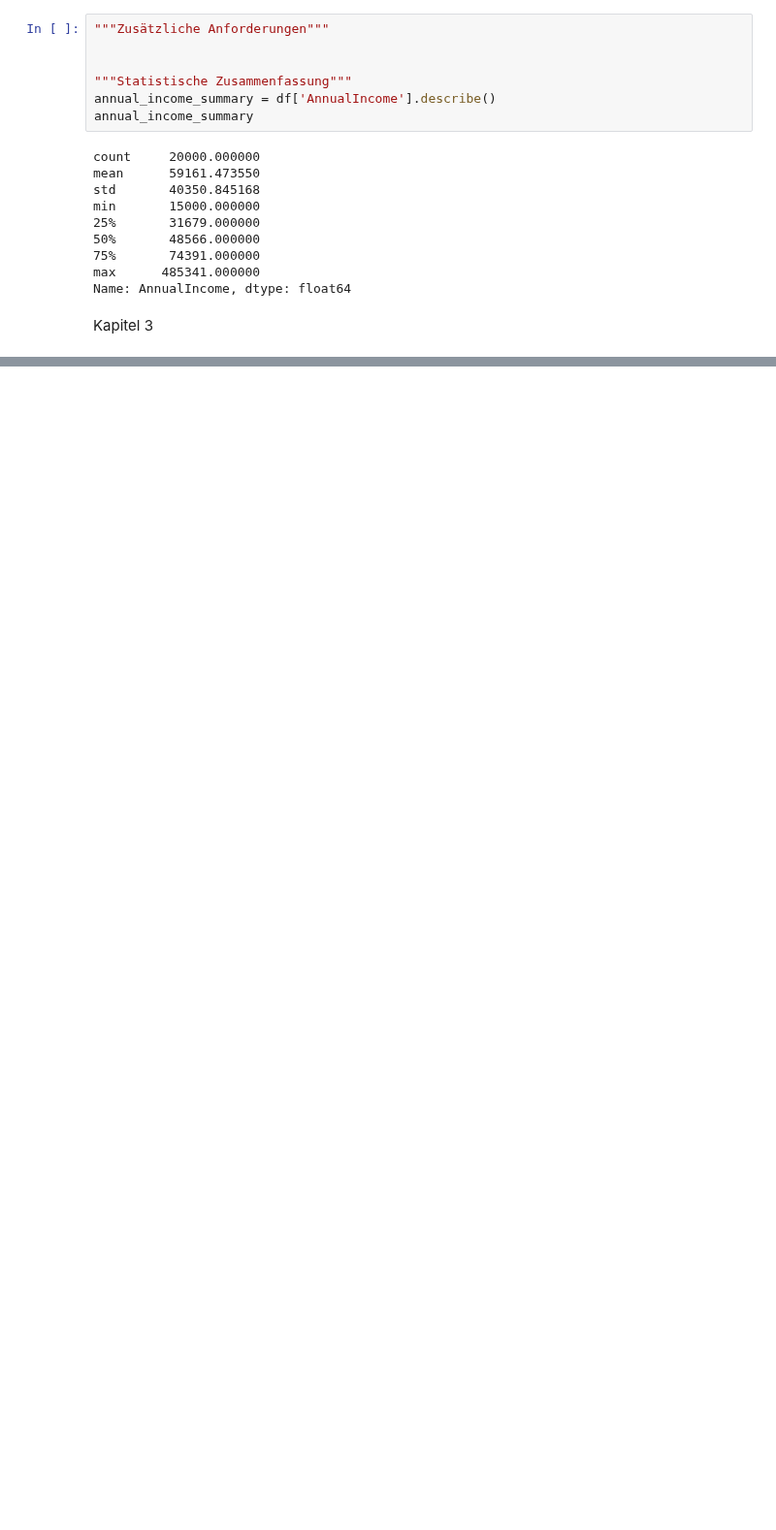
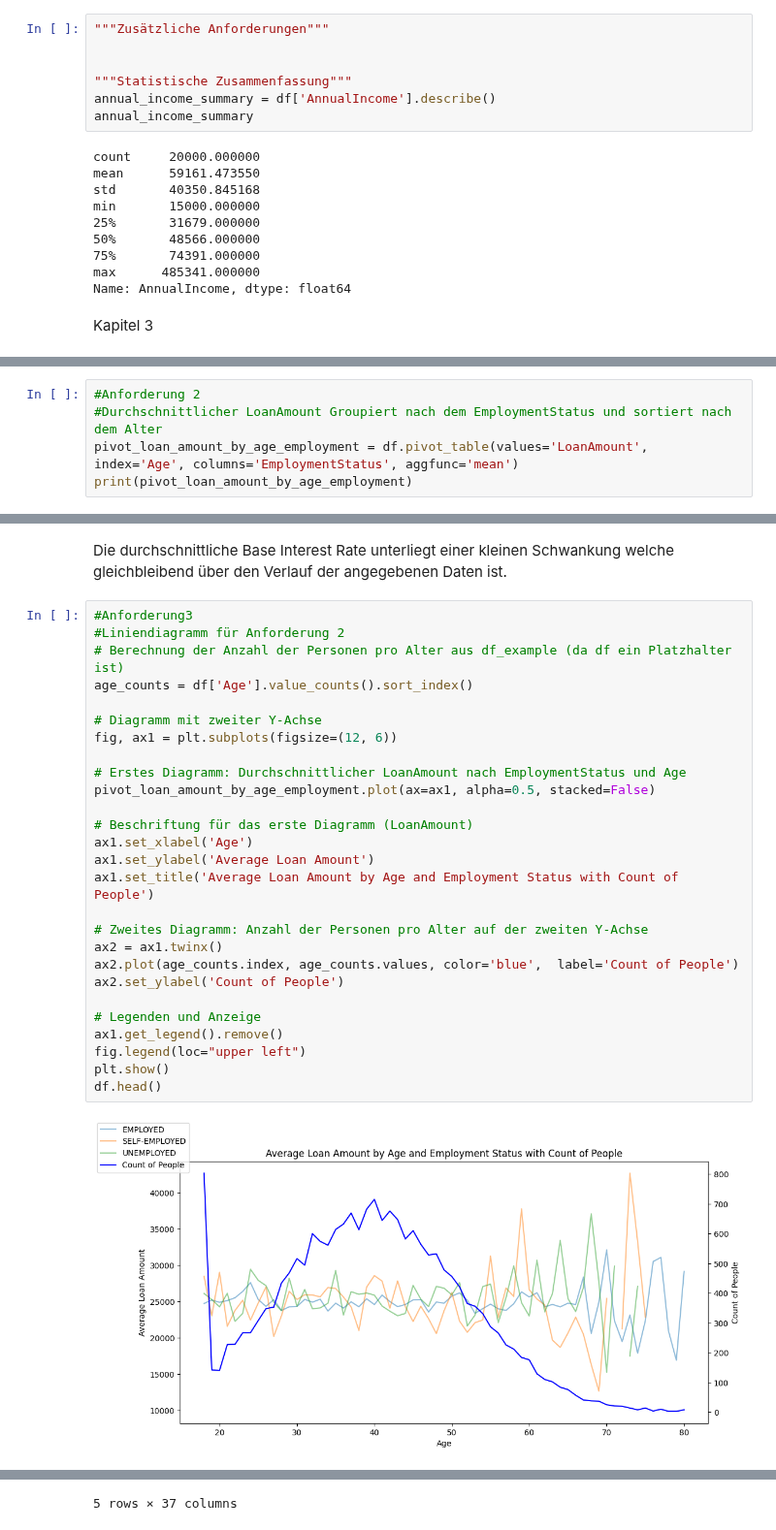
Before and after one commit to jovicdev97/financial-data-analytics, a Jupyter notebook: test.ipynb, the cells around one changed output, grey strips where cells are left out. Shown at 97% size. Cells and saved outputs as stored; diff of their text form; blank space fills up the shorter version.

```diff
--- a/test.ipynb
+++ b/test.ipynb
@@ -298,3 +300,8 @@ mergedDF.head(1000)
 | 998 | 2020-09-25 | 33 | 108314 | 642 | EMPLOYED | Master | 10 | ... |
 | 999 | 2020-09-26 | 46 | 60229 | 575 | EMPLOYED | Associate | 28 | ... |
 1000 rows × 38 columns
+# %%
+#Anforderung 2
+#Durchschnittlicher LoanAmount Groupiert nach dem EmploymentStatus und sortiert nach dem Alter
+pivot_loan_amount_by_age_employment = df.pivot_table(values='LoanAmount', index='Age', columns='EmploymentStatus', aggfunc='mean')
+print(pivot_loan_amount_by_age_employment)
@@ -300,0 +335,31 @@ mergedDF.head(1000)
+# %% [markdown]
+Die durchschnittliche Base Interest Rate unterliegt einer kleinen Schwankung welche gleichbleibend über den Verlauf der angegebenen Daten ist.
+# %%
+#Anforderung3
+#Liniendiagramm für Anforderung 2
+# Berechnung der Anzahl der Personen pro Alter aus df_example (da df ein Platzhalter ist)
+age_counts = df['Age'].value_counts().sort_index()
+
+# Diagramm mit zweiter Y-Achse
+fig, ax1 = plt.subplots(figsize=(12, 6))
+
+# Erstes Diagramm: Durchschnittlicher LoanAmount nach EmploymentStatus und Age
+pivot_loan_amount_by_age_employment.plot(ax=ax1, alpha=0.5, stacked=False)
+
+# Beschriftung für das erste Diagramm (LoanAmount)
+ax1.set_xlabel('Age')
+ax1.set_ylabel('Average Loan Amount')
+ax1.set_title('Average Loan Amount by Age and Employment Status with Count of People')
+
+# Zweites Diagramm: Anzahl der Personen pro Alter auf der zweiten Y-Achse
+ax2 = ax1.twinx()
+ax2.plot(age_counts.index, age_counts.values, color='blue',  label='Count of People')
+ax2.set_ylabel('Count of People')
+
+# Legenden und Anzeige
+ax1.get_legend().remove()
+fig.legend(loc="upper left")
+plt.show()
+df.head()
+# %% [output]
+[figure, added]
@@ -300,0 +372 @@ mergedDF.head(1000)
+5 rows × 37 columns
```
Also changed, not shown: parts of 5 cells of this notebook.
